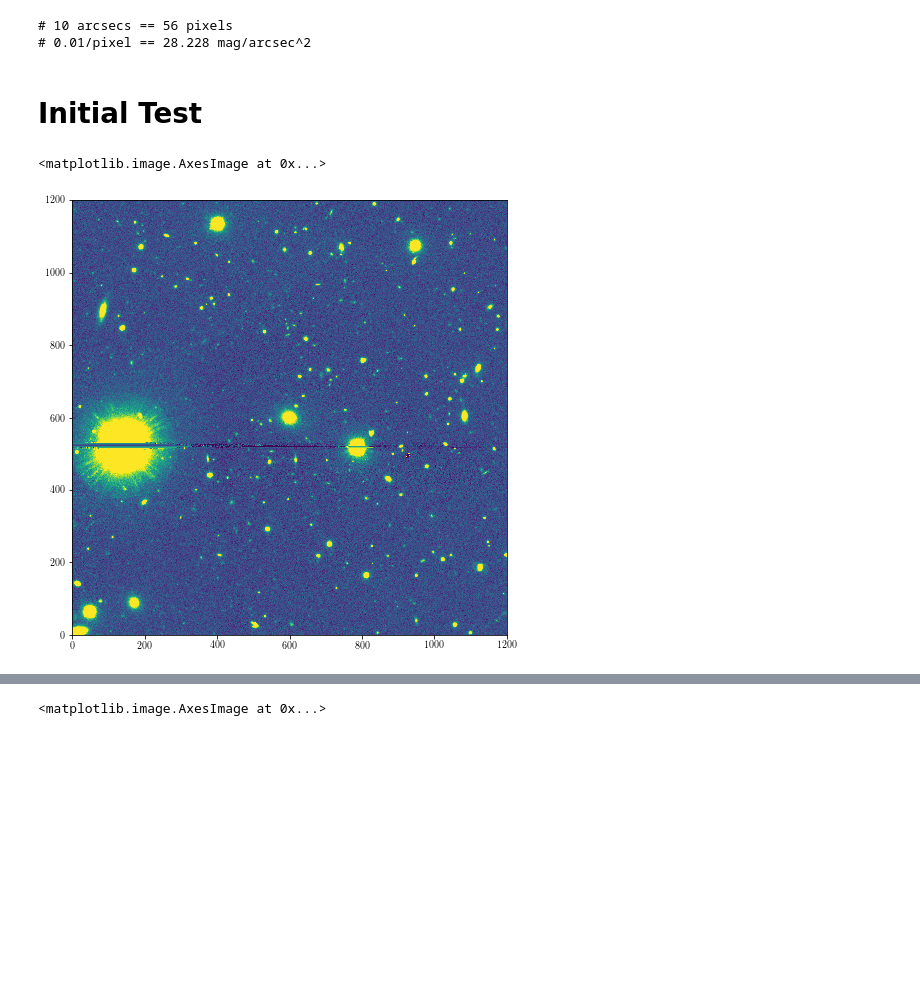
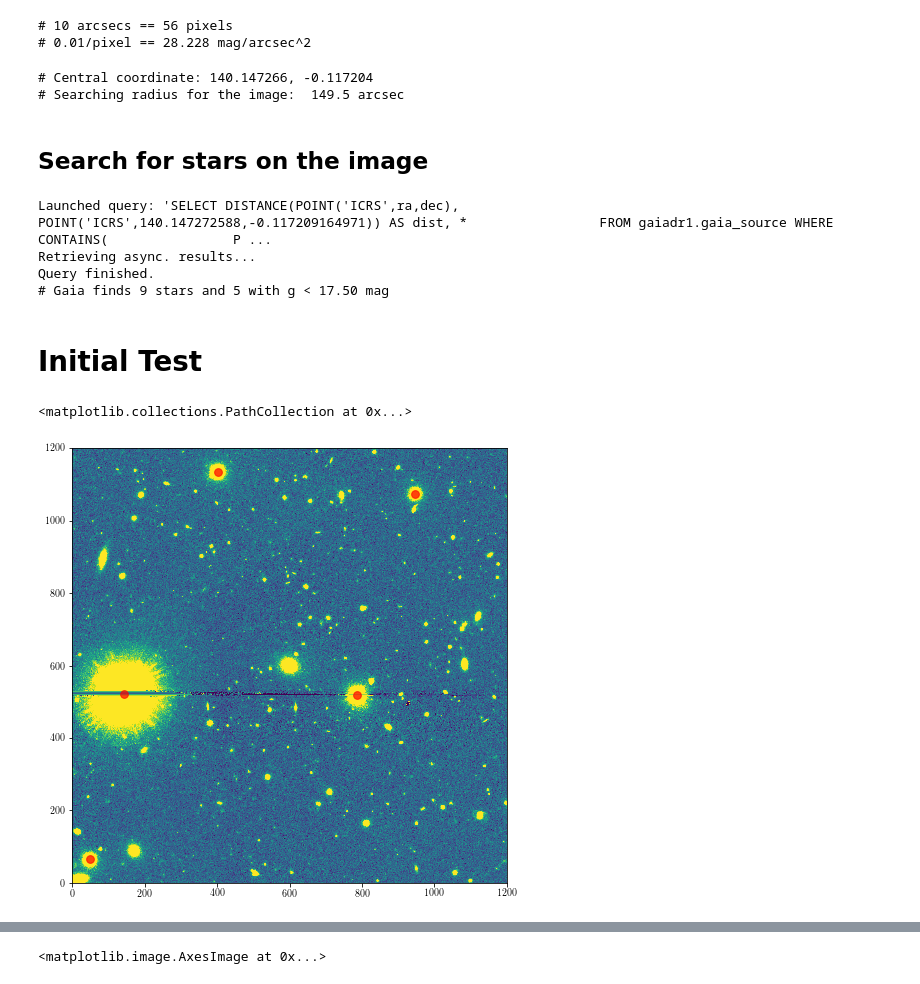
Before and after one commit to dr-guangtou/kungpao, a Jupyter notebook: demo/kungpao_footprint_noise_replace.ipynb, the cells around one changed output, grey strips where cells are left out. Saved outputs shown, nothing was run; the diff lists cells and outputs as text; code cells hidden in the pictures; blank space fills up the shorter version.

Commit message:
Search for GAIA bright stars

```diff
--- a/demo/kungpao_footprint_noise_replace.ipynb
+++ b/demo/kungpao_footprint_noise_replace.ipynb
@@ -84,6 +88,9 @@ SEG_CMAP.set_under(color='white')
 # Load Data
 # %%
 gal_img = fits.open('redadd_529_HSC-I_full_img.fits')[0].data
+gal_hdr = fits.open('redadd_529_HSC-I_full_img.fits')[0].header
+gal_wcs = wcs.WCS(gal_hdr)
+
 gal_bad = fits.open('redadd_529_HSC-I_full_bad.fits')[0].data
 gal_sig = fits.open('redadd_529_HSC-I_full_sig.fits')[0].data
 # %%
@@ -102,18 +109,67 @@ print("# 0.01/pixel == %6.3f mag/arcsec^2" % (
 # %% [output]
 # 10 arcsecs == 56 pixels
 # 0.01/pixel == 28.228 mag/arcsec^2
+# %%
+x_cen_pix, y_cen_pix = (gal_img.shape)[0] / 2, (gal_img.shape)[1] / 2
+
+ra_cen, dec_cen = gal_wcs.wcs_pix2world(x_cen_pix, y_cen_pix, 1)
+ra_cen, dec_cen = float(ra_cen), float(dec_cen)
+
+img_radii_arcsec = (x_cen_pix * hsc_pixel_scale) * math.sqrt(2.0)
+
+print("# Central coordinate: %9.6f, %9.6f" % (ra_cen, dec_cen))
+print("# Searching radius for the image: %6.1f arcsec" % img_radii_arcsec)
+# %% [output]
+# Central coordinate: 140.147266, -0.117204
+# Searching radius for the image:  149.5 arcsec
+# %% [markdown]
+## Search for stars on the image
+# %%
+from astroquery.gaia import Gaia
+from astropy.coordinates import ICRS, FK5
+
+img_cen_ra_dec = SkyCoord(ra_cen, dec_cen, unit=('deg', 'deg'),
+                          frame='icrs')
+
+img_search_x = Quantity(hsc_pixel_scale * (gal_img.shape)[0], u.arcsec)
+img_search_y = Quantity(hsc_pixel_scale * (gal_img.shape)[1], u.arcsec)
+
+gaia_results = Gaia.query_object_async(coordinate=img_cen_ra_dec,
+                                       width=img_search_x,
+                                       height=img_search_y,
+                                       verbose=False)
+
+gaia_gmag_limit = 17.5
+gaia_bright = gaia_results[gaia_results['phot_g_mean_mag'] <= gaia_gmag_limit]
+print("# Gaia finds %d stars and %d with g < %4.2f mag" % (len(gaia_results),
+                                                          len(gaia_bright),
+                                                          gaia_gmag_limit))
+
+ra_gaia, dec_gaia = np.asarray(gaia_bright['ra']), np.asarray(gaia_bright['dec'])
+
+x_gaia, y_gaia = gal_wcs.wcs_world2pix(ra_gaia, dec_gaia, 0)
+
+gaia_bright.add_column(Column(data=x_gaia, name='x_pix'))
+gaia_bright.add_column(Column(data=y_gaia, name='y_pix'))
+# %% [output]
+Launched query: 'SELECT DISTANCE(POINT('ICRS',ra,dec),                 POINT('ICRS',140.147272588,-0.117209164971)) AS dist, *                 FROM gaiadr1.gaia_source WHERE CONTAINS(                P ...
+Retrieving async. results...
+Query finished.
+# Gaia finds 9 stars and 5 with g < 17.50 mag
 # %% [markdown]
 # Initial Test
 # %%
 plt.figure(figsize=(8, 8))
 
 gal_img_zscale = np.arcsinh(gal_img)
 
-zmin, zmax = ZScaleInterval(contrast=0.15).get_limits(gal_img_zscale)
+zmin, zmax = ZScaleInterval(contrast=0.25).get_limits(gal_img_zscale)
 
 plt.imshow(gal_img_zscale, origin='lower', cmap=IMG_CMAP,
            vmin=zmin, vmax=zmax)
+
+plt.scatter(x_gaia, y_gaia, c='r', s=60, alpha=0.7)
 # %% [output]
-<matplotlib.image.AxesImage at 0x...>
+<matplotlib.collections.PathCollection at 0x...>
-[figure, old version]
+[figure, new version]
 # %%
```
Also changed, not shown: parts of 5 cells of this notebook.
